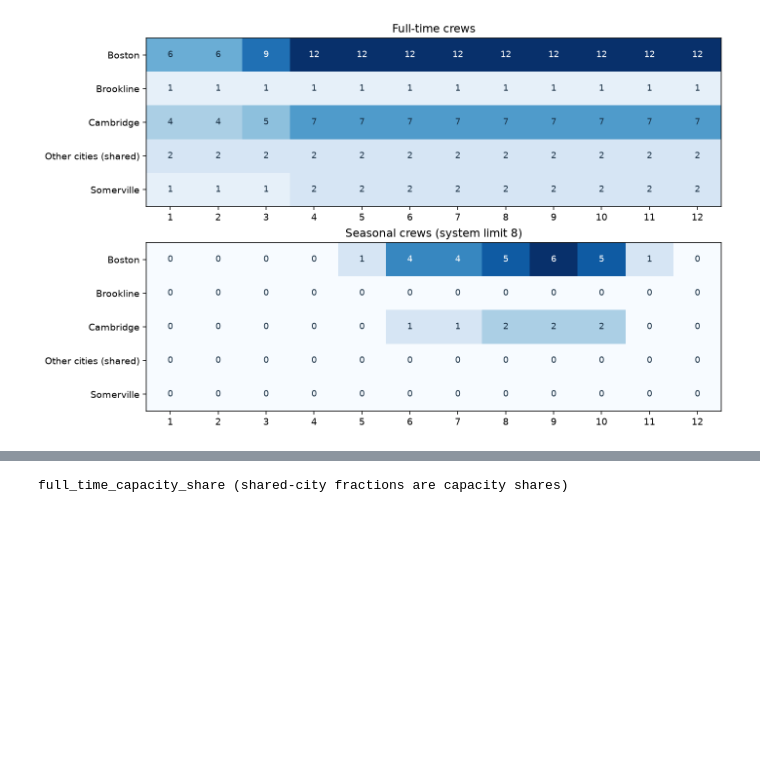
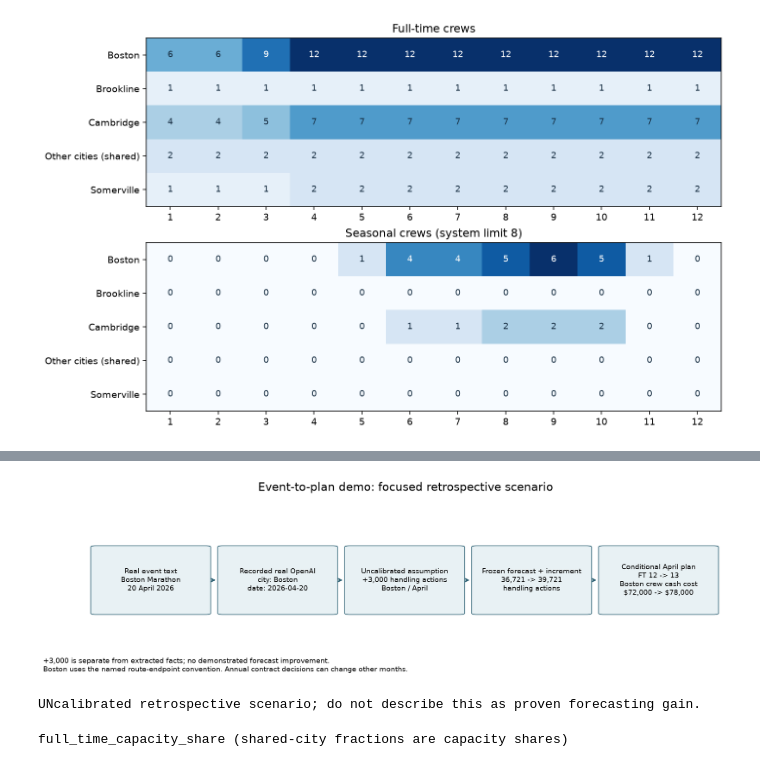
Before and after one commit to BitCoinJr/dads5250-bluebikes-planner, a Jupyter notebook: notebooks/bluebikes_submission.ipynb, the cells around one changed output, grey strips where cells are left out. Cells and saved outputs as stored; diff of their text form; code cells hidden in the pictures; blank space fills up the shorter version.

```diff
--- a/notebooks/bluebikes_submission.ipynb
+++ b/notebooks/bluebikes_submission.ipynb
@@ -302,0 +381,8 @@ Proposed summary: {
+# %%
+display(pd.read_csv(ROOT / 'results/focused_event_city_month_inputs.csv')[['event_name','start_date','city','year','month','source_url','event_increment_handling_actions']])
+chain = pd.read_csv(ROOT / 'results/focused_event_chain.csv')
+cols = ['city','month','event_increment_handling_actions','demand_bikes_base','demand_bikes_scenario','full_time_base','full_time_scenario','seasonal_base','seasonal_scenario','crew_cost_base','crew_cost_scenario','unmet_bikes_base','unmet_bikes_scenario']
+display(chain[(chain.has_event_input) | (chain.has_staffing_or_cost_change)][cols])
+display(Image(filename=str(ROOT / 'results/figures/event_demo_chain.png')))
+print('UNcalibrated retrospective scenario; do not describe this as proven forecasting gain.')
+# %% [output]
@@ -303,3 +401,5 @@ Proposed summary: {
+[figure, added]
+UNcalibrated retrospective scenario; do not describe this as proven forecasting gain.
 # %%
 allocation = pd.read_csv(ROOT / 'results/city_capacity_allocation_2026.csv')
 for measure in ['full_time_capacity_share','seasonal_capacity_share']:
```
Also changed, not shown: parts of 13 cells of this notebook, 51 other files.
